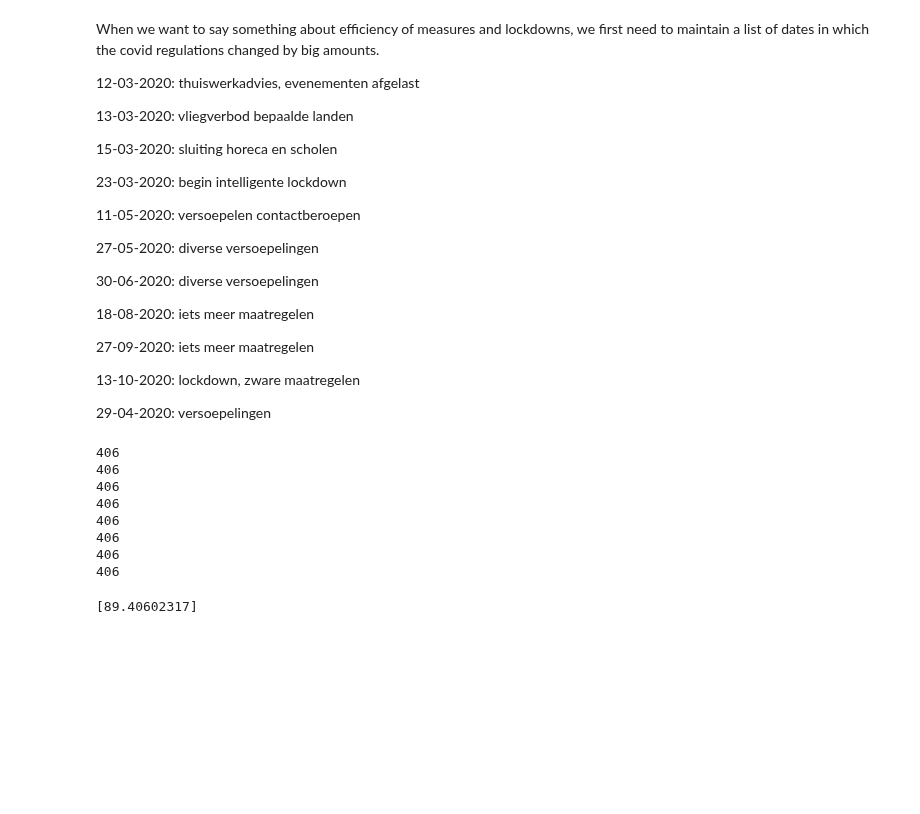
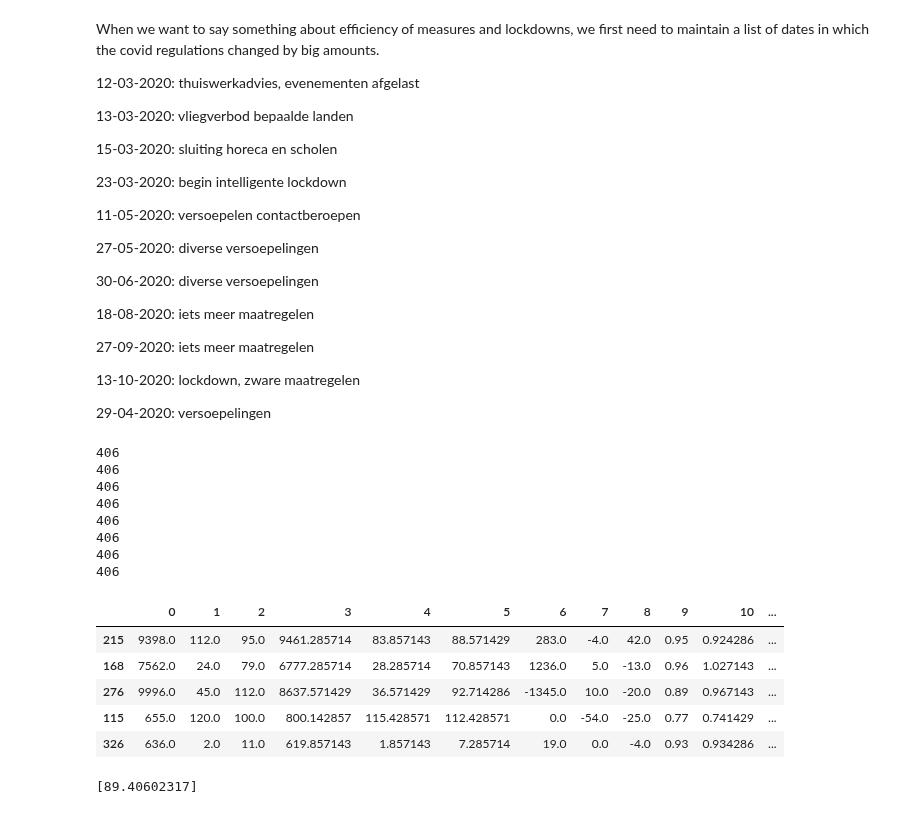
Before and after one commit to joostgrunwald/lockdown_analysis, a Jupyter notebook: Covid Data.ipynb, the cells around one changed output. Saved outputs shown, nothing was run; the diff lists cells and outputs as text; code cells hidden in the pictures; blank space fills up the shorter version.

Commit message:
started work on test data

```diff
--- a/Covid Data.ipynb
+++ b/Covid Data.ipynb
@@ -416,6 +418,19 @@ all_data_shuffled = all_data_shuffled.reset_index(drop=True)
 
 # ! UNCOMMENT THIS TO PRINT CSV DATA
 # print(all_data_shuffled.to_csv(index=False))
+# %%
+#load in dataframe from csv data
+ready_data = pd.read_csv('nl_cov_data/cov_data.csv')
+
+# convert data in train and test batch
+train, test = train_test_split(ready_data, test_size=0.2)
+# %% [output]
+|  | 0 | 1 | 2 | 3 | 4 | 5 | 6 | 7 | 8 | 9 | 10 | ... |
+| 215 | 9398.0 | 112.0 | 95.0 | 9461.285714 | 83.857143 | 88.571429 | 283.0 | -4.0 | 42.0 | 0.95 | 0.924286 | ... |
+| 168 | 7562.0 | 24.0 | 79.0 | 6777.285714 | 28.285714 | 70.857143 | 1236.0 | 5.0 | -13.0 | 0.96 | 1.027143 | ... |
+| 276 | 9996.0 | 45.0 | 112.0 | 8637.571429 | 36.571429 | 92.714286 | -1345.0 | 10.0 | -20.0 | 0.89 | 0.967143 | ... |
+| 115 | 655.0 | 120.0 | 100.0 | 800.142857 | 115.428571 | 112.428571 | 0.0 | -54.0 | -25.0 | 0.77 | 0.741429 | ... |
+| 326 | 636.0 | 2.0 | 11.0 | 619.857143 | 1.857143 | 7.285714 | 19.0 | 0.0 | -4.0 | 0.93 | 0.934286 | ... |
 # %%
 #linear regression model
 # we want to predict the stringency index
```
Also changed, not shown: parts of 2 cells of this notebook.
